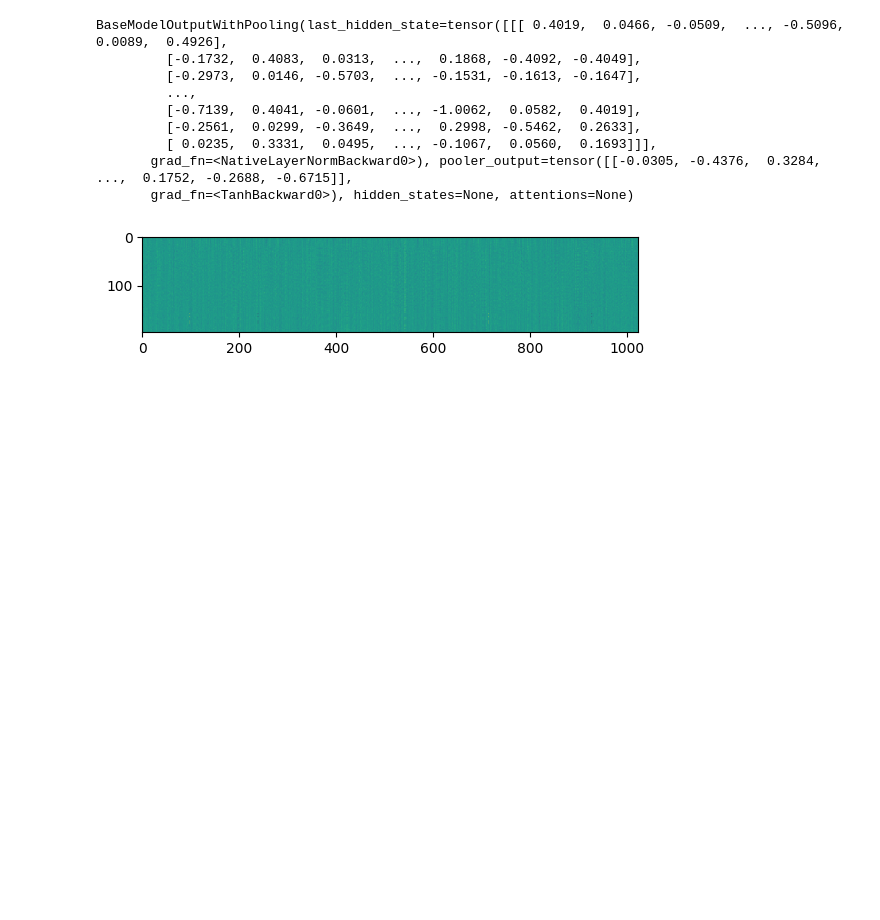
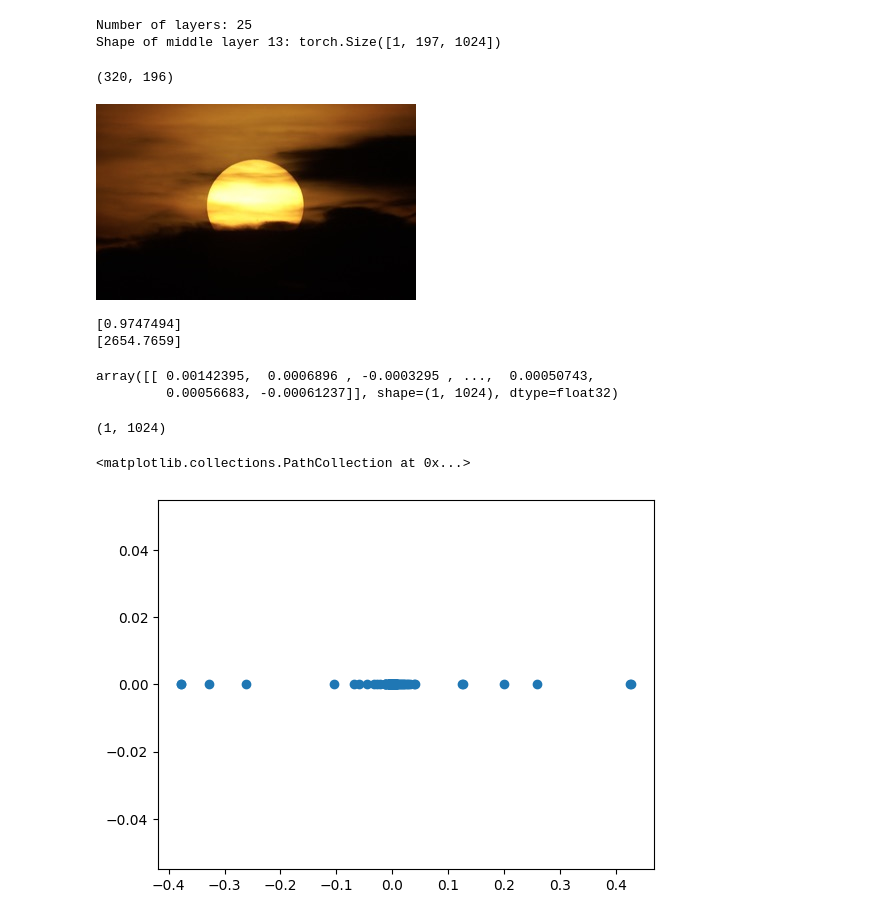
Before and after one commit to campmans/figure2find, a Jupyter notebook: segmentation.ipynb, the cells around one changed output. Drawn from its saved outputs; the diff is of its cells as text; code cells hidden in the pictures; blank space fills up the shorter version.

```diff
--- a/segmentation.ipynb
+++ b/segmentation.ipynb
@@ -3,34 +5,71 @@ from transformers import ViTImageProcessor, ViTModel
 from PIL import Image
 import requests
 
+# url = 'http://images.cocodataset.org/val2017/000000039769.jpg'
+# image = Image.open(requests.get(url, stream=True).raw)
+
 url = 'http://images.cocodataset.org/val2017/000000039769.jpg'
-image = Image.open(requests.get(url, stream=True).raw)
+# image = Image.open('faces_vase_color.jpg')
+image = Image.open('ondergaande_zon_klein.jpeg')
 
 processor = ViTImageProcessor.from_pretrained('google/vit-large-patch16-224-in21k')
 model = ViTModel.from_pretrained('google/vit-large-patch16-224-in21k')
 
 inputs = processor(images=image, return_tensors="pt")
-outputs = model(**inputs)
+outputs = model(**inputs, output_hidden_states=True)
+
+# hidden_states is a tuple of (embeddings + all layer outputs)
+all_hidden_states = outputs.hidden_states
+
+# Example: Totally 25 layers: take middle layer 13
+# Totally 24 layers: take 12
+if len(all_hidden_states) % 2:
+    middle_layer_number = int((len(all_hidden_states) + 1 )/ 2)
+else:
+    middle_layer_number = int(len(all_hidden_states) / 2)
+    # or maybe +1?
+middle_layer_output = all_hidden_states[middle_layer_number]
+
+print(f"Number of layers: {len(all_hidden_states)}")
+print(f"Shape of middle layer {middle_layer_number}: {middle_layer_output.shape}")
+
 last_hidden_state = outputs.last_hidden_state
+# %% [output]
+Number of layers: 25
+Shape of middle layer 13: torch.Size([1, 197, 1024])
+# %%
+image.size
+# %% [output]
+(320, 196)
 # %%
-outputs
+image
 # %% [output]
-BaseModelOutputWithPooling(last_hidden_state=tensor([[[ 0.4019,  0.0466, -0.0509,  ..., -0.5096,  0.0089,  0.4926],
-         [-0.1732,  0.4083,  0.0313,  ...,  0.1868, -0.4092, -0.4049],
-         [-0.2973,  0.0146, -0.5703,  ..., -0.1531, -0.1613, -0.1647],
-         ...,
-         [-0.7139,  0.4041, -0.0601,  ..., -1.0062,  0.0582,  0.4019],
-         [-0.2561,  0.0299, -0.3649,  ...,  0.2998, -0.5462,  0.2633],
-         [ 0.0235,  0.3331,  0.0495,  ..., -0.1067,  0.0560,  0.1693]]],
-       grad_fn=<NativeLayerNormBackward0>), pooler_output=tensor([[-0.0305, -0.4376,  0.3284,  ...,  0.1752, -0.2688, -0.6715]],
-       grad_fn=<TanhBackward0>), hidden_states=None, attentions=None)
+[figure, added]
+# %%
+from sklearn.decomposition import PCA
+X = middle_layer_output.detach().numpy()[0] #Tensor with activations from the middle layer
+
+pca = PCA(n_components=1)
+pca.fit(X)
+print(pca.explained_variance_ratio_)
+print(pca.singular_values_)
+# %% [output]
+[0.9747494]
+[2654.7659]
+# %%
+pca.components_
+# %% [output]
+array([[ 0.00142395,  0.0006896 , -0.0003295 , ...,  0.00050743,
+         0.00056683, -0.00061237]], shape=(1, 1024), dtype=float32)
+# %%
+pca.components_.shape
+# %% [output]
+(1, 1024)
 # %%
 import matplotlib.pyplot as plt
-import numpy as np
 
-arr = last_hidden_state.detach().numpy()#This is your tensor
-arr_ = np.squeeze(arr) # you can give axis attribute if you wanna squeeze in specific dimension
-plt.imshow(arr_)
-plt.show()
+
+plt.scatter(pca.components_[0, :], np.zeros(len(pca.components_[0])))
 # %% [output]
+<matplotlib.collections.PathCollection at 0x...>
-[figure, old version]
+[figure, new version]
```
Also changed, not shown: parts of 8 cells of this notebook, 4 other files.
